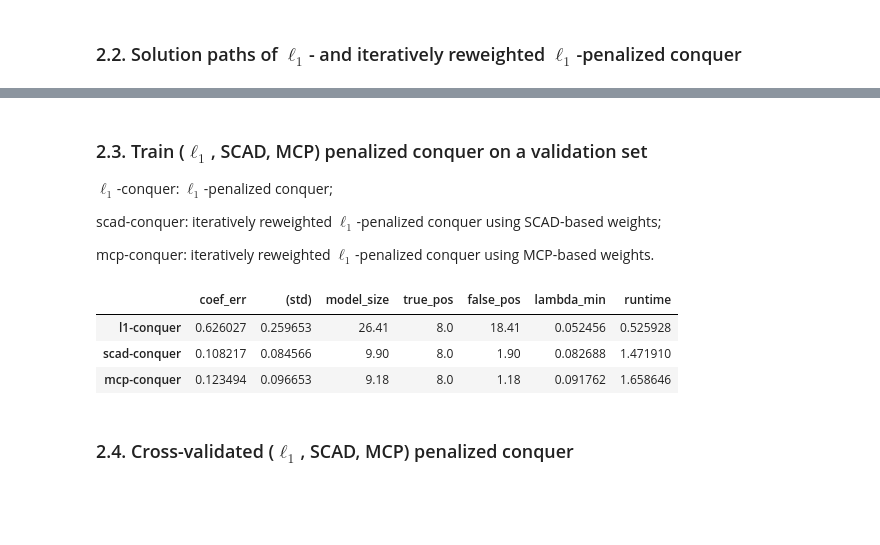
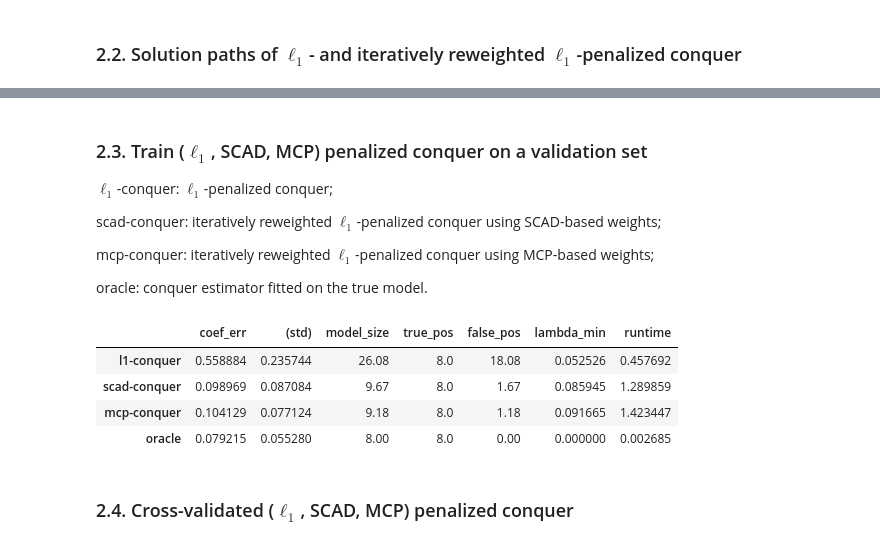
Before and after one commit to WenxinZhou/conquer, a Jupyter notebook: experiments/hd_example.ipynb, the cells around one changed output, grey strips where cells are left out. Cells and saved outputs as stored; diff of their text form; code cells hidden in the pictures; blank space fills up the shorter version.

```diff
--- a/experiments/hd_example.ipynb
+++ b/experiments/hd_example.ipynb
@@ -253,7 +249,7 @@ Y = itcp + X.dot(beta) + rgt.standard_t(2,size=n) - spstat.t.ppf(tau,df=2)
 
 reg_sqr = reg_conquer(X, Y, intercept=True)
 lambda_max = np.max(reg_sqr.self_tuning(tau))
-lambda_seq = np.linspace(0.25*lambda_max, lambda_max, nlambda)
+lambda_seq = np.linspace(0.4*lambda_max, lambda_max, nlambda)
 
 ## l1-penalized conquer
 tic = time.time()
@@ -321,13 +317,15 @@ $\ell_1$-conquer: $\ell_1$-penalized conquer;
 
 scad-conquer: iteratively reweighted $\ell_1$-penalized conquer using SCAD-based weights;
 
-mcp-conquer: iteratively reweighted $\ell_1$-penalized conquer using MCP-based weights.
+mcp-conquer: iteratively reweighted $\ell_1$-penalized conquer using MCP-based weights;
+
+oracle: conquer estimator fitted on the true model.
 # %%
 n_val = 128
 nlambda, M = 20, 100
 ## [coef_se, model_size, true_pos, false_pos, lambda_min]
-metrics = np.zeros(shape=(3,M,5))
-runtime = np.zeros(3)
+metrics = np.zeros(shape=(4,M,5))
+runtime = np.zeros(4)
 
 for m in range(M):
     X_all = rgt.multivariate_normal(mean=Mu, cov=Sig, size=n+n_val)
@@ -335,7 +333,6 @@ for m in range(M):
 
     # training set of size n
     X, Y = X_all[:n, :], Y_all[:n]
-
     # validation set of size n_val
     X_val, Y_val = X_all[n:,:], Y_all[n:]
 
@@ -355,55 +352,68 @@ for m in range(M):
     mcp_beta, mcp_fit = reg_sqr.train(tau, lambda_seq=lambda_seq, penalty="MCP", a=3)
     runtime[2] +=  time.time() - tic
 
-    err1, err2, err3 = l1_beta[1:] - beta, scad_beta[1:] - beta, mcp_beta[1:] - beta
+    tic = time.time()
+    ora_beta, ora_fit = conquer(X[:,true_set], Y).fit(tau=tau)
+    runtime[3] += time.time() - tic
+
+    err1, err2, err3, err4 = l1_beta[1:] - beta, scad_beta[1:] - beta, mcp_beta[1:] - beta, ora_beta[1:] - beta[true_set]
     # squared L2-error (coefficients)
-    metrics[0,m,0], metrics[1,m,0], metrics[2,m,0] = err1.dot(err1), err2.dot(err2), err3.dot(err3)
+    metrics[0,m,0], metrics[1,m,0], metrics[2,m,0], metrics[3,m,0] = err1.dot(err1), err2.dot(err2), err3.dot(err3), err4.dot(err4)
     # selected model size
-    metrics[0,m,1], metrics[1,m,1], metrics[2,m,1] = l1_fit[1], scad_fit[1], mcp_fit[1]
+    metrics[0,m,1], metrics[1,m,1], metrics[2,m,1], metrics[3,m,1] = l1_fit[1], scad_fit[1], mcp_fit[1], len(true_set)
     # selected model
-    l1_select = np.where(abs(l1_beta[1:])>0)[0]
-    scad_select = np.where(abs(scad_beta[1:])>0)[0]
-    mcp_select = np.where(abs(mcp_beta[1:])>0)[0]
+    l1_set = np.where( l1_beta[1:]!=0 )[0]
+    scad_set = np.where( scad_beta[1:]!=0 )[0]
+    mcp_set = np.where( mcp_beta[1:]!=0 )[0]
     # true positives
-    metrics[0,m,2] = len(np.intersect1d(true_set, l1_select))
-    metrics[1,m,2] = len(np.intersect1d(true_set, scad_select))
-    metrics[2,m,2] = len(np.intersect1d(true_set, mcp_select))
+    metrics[0,m,2] = len(np.intersect1d(true_set, l1_set))
+    metrics[1,m,2] = len(np.intersect1d(true_set, scad_set))
+    metrics[2,m,2] = len(np.intersect1d(true_set, mcp_set))
+    metrics[3,m,2] = len(true_set)
     # false positives
-    metrics[0,m,3] = len(np.setdiff1d(l1_select, true_set))
-    metrics[1,m,3] = len(np.setdiff1d(scad_select, true_set))
-    metrics[2,m,3] = len(np.setdiff1d(mcp_select, true_set))
+    metrics[0,m,3] = len(np.setdiff1d(l1_set, true_set))
+    metrics[1,m,3] = len(np.setdiff1d(scad_set, true_set))
+    metrics[2,m,3] = len(np.setdiff1d(mcp_set, true_set))
     # lambda_min (the value of lambda that gives minimum validation error)
     metrics[0,m,4], metrics[1,m,4], metrics[2,m,4] = l1_fit[2], scad_fit[2], mcp_fit[2]
     #print(m, "average runtime =", runtime/(m+1))
 # %%
 l1_out = {"coef_err":   np.mean(metrics[0,:,0]),
           "(std)":      np.std(metrics[0,:,0]),
           "model_size": np.mean(metrics[0,:,1]),
           "true_pos":   np.mean(metrics[0,:,2]),
           "false_pos":  np.mean(metrics[0,:,3]),
           "lambda_min": np.mean(metrics[0,:,4]),
           "runtime":    runtime[0]/M }
 scad_out = {"coef_err":   np.mean(metrics[1,:,0]),
             "(std)":      np.std(metrics[1,:,0]),
             "model_size": np.mean(metrics[1,:,1]),
             "true_pos":   np.mean(metrics[1,:,2]),
             "false_pos":  np.mean(metrics[1,:,3]),
             "lambda_min": np.mean(metrics[1,:,4]),
             "runtime":    runtime[1]/M }
 mcp_out = {"coef_err":   np.mean(metrics[2,:,0]),
            "(std)":      np.std(metrics[2,:,0]),
            "model_size": np.mean(metrics[2,:,1]),
            "true_pos":   np.mean(metrics[2,:,2]),
            "false_pos":  np.mean(metrics[2,:,3]),
            "lambda_min": np.mean(metrics[2,:,4]),
            "runtime":    runtime[2]/M }
-outcome = pd.DataFrame(data=[l1_out, scad_out, mcp_out], index=["l1-conquer", "scad-conquer","mcp-conquer"])
+ora_out = {"coef_err":   np.mean(metrics[3,:,0]),
+           "(std)":      np.std(metrics[3,:,0]),
+           "model_size": np.mean(metrics[3,:,1]),
+           "true_pos":   np.mean(metrics[3,:,2]),
+           "false_pos":  np.mean(metrics[3,:,3]),
+           "lambda_min": np.mean(metrics[3,:,4]),
+           "runtime":    runtime[3]/M }
+outcome = pd.DataFrame(data=[l1_out, scad_out, mcp_out, ora_out], index=["l1-conquer", "scad-conquer","mcp-conquer","oracle"])
 outcome
 # %% [output]
 |  | coef_err | (std) | model_size | true_pos | false_pos | lambda_min | runtime |
-| l1-conquer | 0.626027 | 0.259653 | 26.41 | 8.0 | 18.41 | 0.052456 | 0.525928 |
-| scad-conquer | 0.108217 | 0.084566 | 9.90 | 8.0 | 1.90 | 0.082688 | 1.471910 |
-| mcp-conquer | 0.123494 | 0.096653 | 9.18 | 8.0 | 1.18 | 0.091762 | 1.658646 |
+| l1-conquer | 0.558884 | 0.235744 | 26.08 | 8.0 | 18.08 | 0.052526 | 0.457692 |
+| scad-conquer | 0.098969 | 0.087084 | 9.67 | 8.0 | 1.67 | 0.085945 | 1.289859 |
+| mcp-conquer | 0.104129 | 0.077124 | 9.18 | 8.0 | 1.18 | 0.091665 | 1.423447 |
+| oracle | 0.079215 | 0.055280 | 8.00 | 8.0 | 0.00 | 0.000000 | 0.002685 |
 # %% [markdown]
 ### 2.4. Cross-validated ($\ell_1$, SCAD, MCP) penalized conquer
 # %%
```
Also changed, not shown: parts of 11 cells of this notebook.
